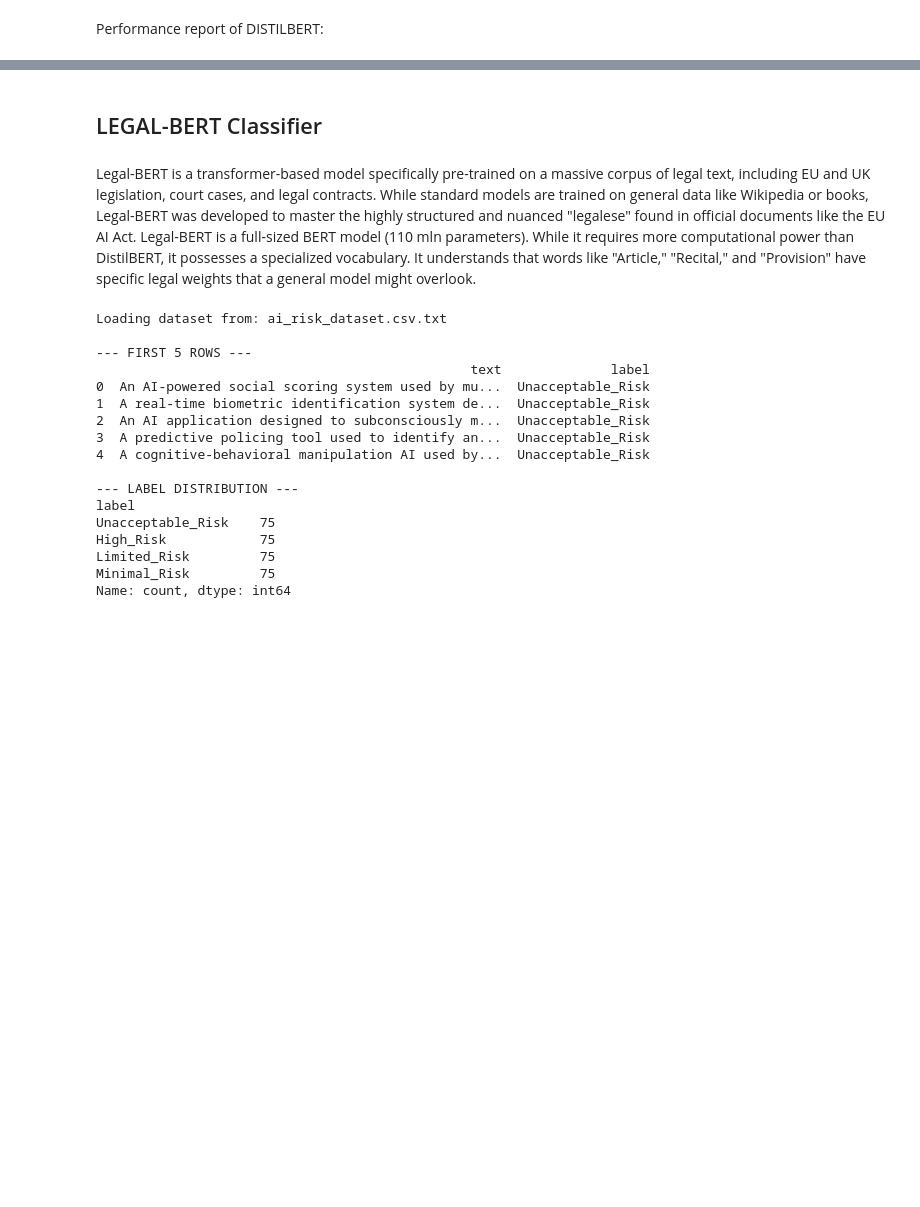
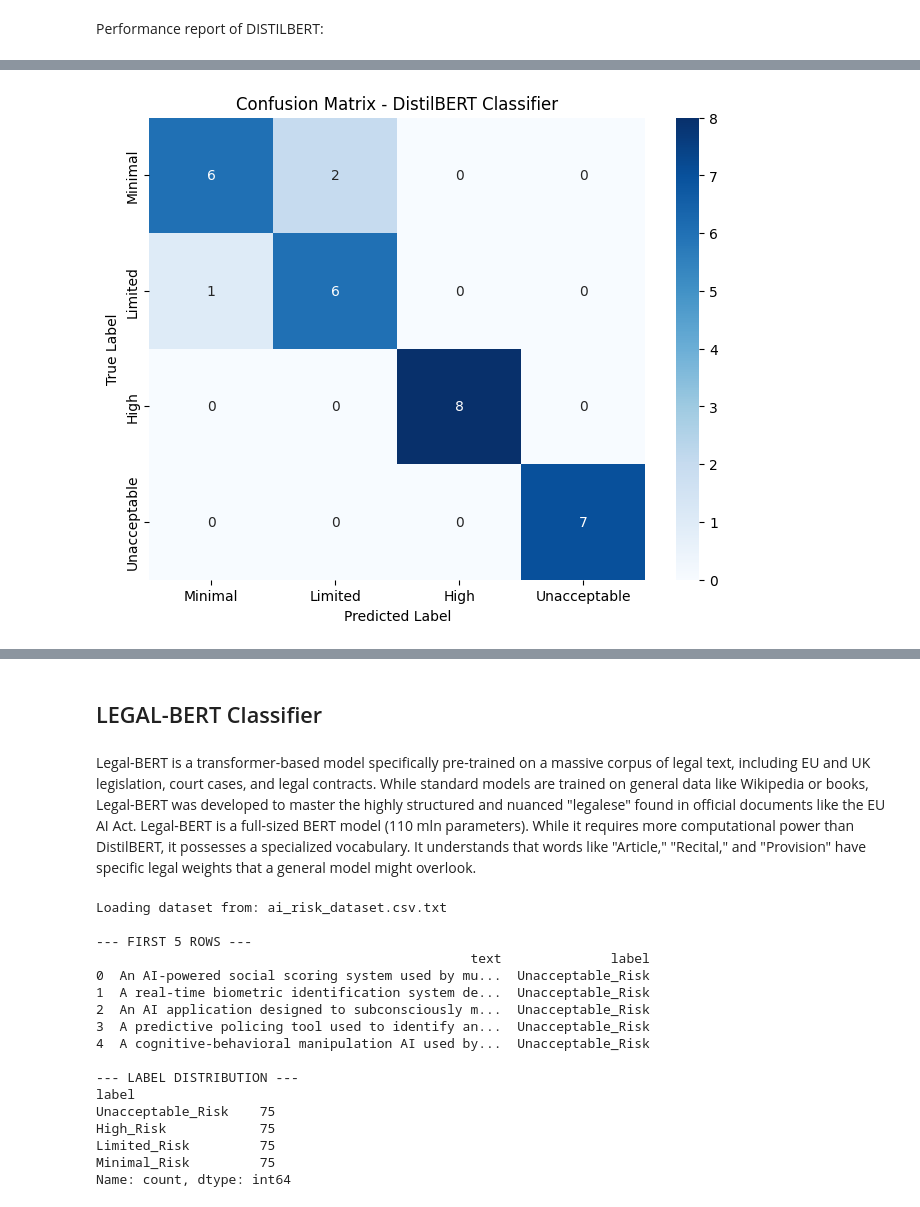
Before and after one commit to profsuccodifrutta/ai_act_RAG_navigator, a Jupyter notebook: public_pipeline_v6.ipynb, the cells around one changed output, grey strips where cells are left out. Saved outputs shown, nothing was run; the diff lists cells and outputs as text; code cells hidden in the pictures; blank space fills up the shorter version.

Commit message:
Confusion Matrix DistilBERT

```diff
--- a/public_pipeline_v6.ipynb
+++ b/public_pipeline_v6.ipynb
@@ -2005 +2023,38 @@ ROC AUC:  0.9881
 NIR:      26.67%
+# %%
+import numpy as np
+import matplotlib.pyplot as plt
+import seaborn as sns
+from sklearn.metrics import confusion_matrix
+from transformers import AutoTokenizer, AutoModelForSequenceClassification, Trainer
+from datasets import Dataset
+
+save_path = "distilBERT_classifier"
+
+model = AutoModelForSequenceClassification.from_pretrained(save_path)
+tokenizer = AutoTokenizer.from_pretrained(save_path)
+
+test_dataset = Dataset.from_pandas(test_df)
+def tokenize_function(examples):
+    return tokenizer(examples["text"], padding="max_length", truncation=True)
+tokenized_test = test_dataset.map(tokenize_function, batched=True)
+
+trainer = Trainer(model=model)
+
+test_results = trainer.predict(tokenized_test)
+logits = test_results.predictions
+y_true = test_results.label_ids
+y_pred = np.argmax(logits, axis=-1)
+
+label_names = ["Minimal", "Limited", "High", "Unacceptable"]
+cm = confusion_matrix(y_true, y_pred)
+
+plt.figure(figsize=(8, 6))
+sns.heatmap(cm, annot=True, fmt='d', cmap='Blues',
+            xticklabels=label_names,
+            yticklabels=label_names)
+plt.title('Confusion Matrix - DistilBERT Classifier')
+plt.xlabel('Predicted Label')
+plt.ylabel('True Label')
+plt.show()
+# %% [output]
@@ -2005,0 +2062 @@ NIR:      26.67%
+[figure, added]
```
Also changed, not shown: parts of 12 cells of this notebook.
